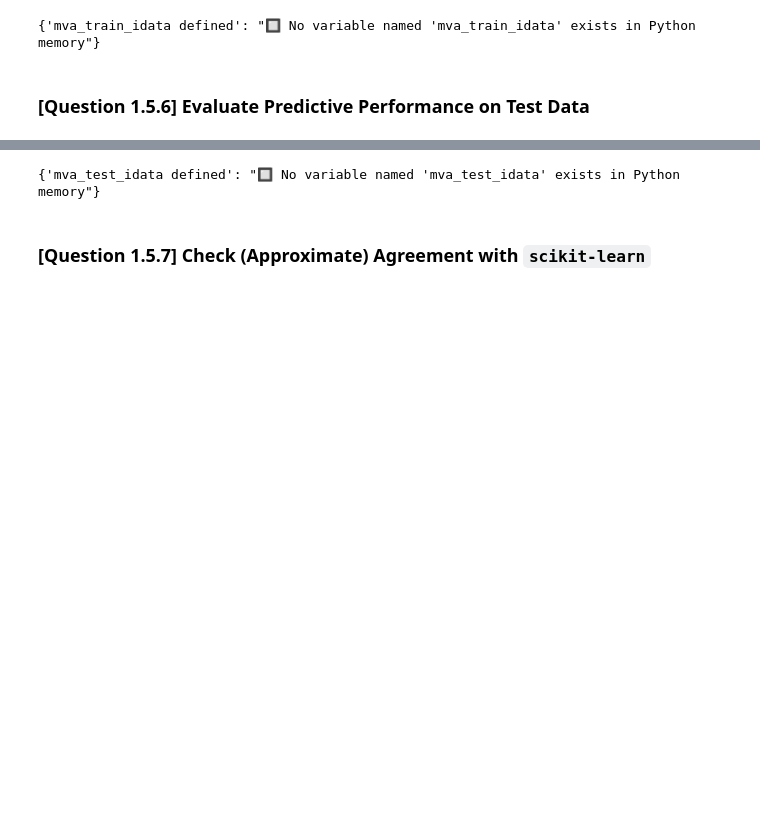
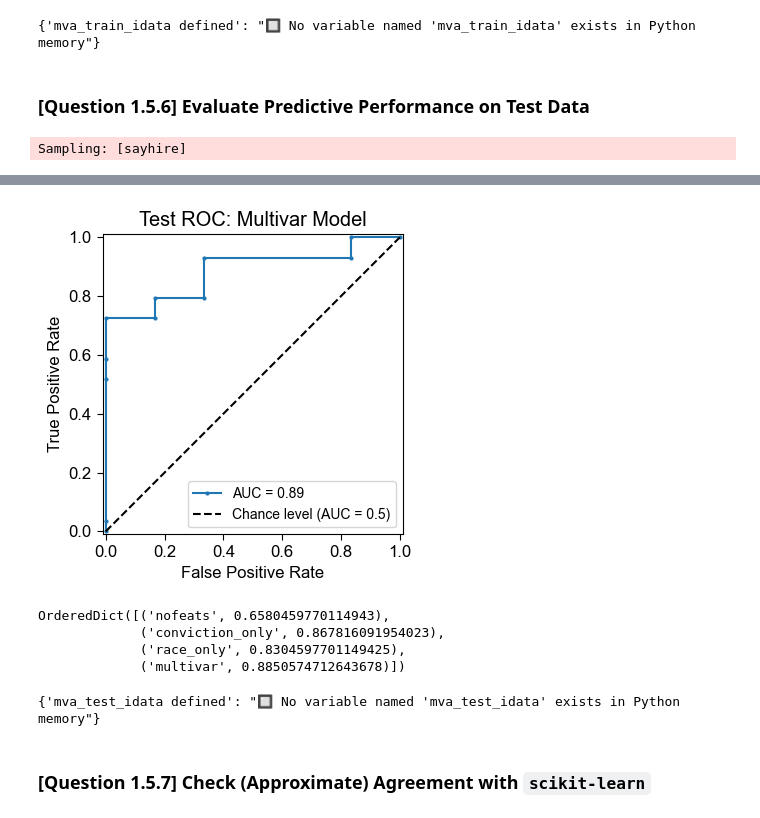
Before and after one commit to mw1296/dsan5650_social_causal_inference, a Jupyter notebook: homework/DSAN5650_HW3.ipynb, the cells around one changed output, grey strips where cells are left out. Cells and saved outputs as stored; diff of their text form; code cells hidden in the pictures; blank space fills up the shorter version.

```diff
--- a/homework/DSAN5650_HW3.ipynb
+++ b/homework/DSAN5650_HW3.ipynb
@@ -1328,16 +1300,24 @@ q1_5_5_public_tests
 # %%
 # @title Q1.5.6-response
 mva_test_coords = {
-    'i': X_test.index.values
+    'response_id': X_test.index.values
 }
 
 # Your code here: Update data in mva_model to be test data, then re-estimate
 # posterior predictive distributions
+with mva_model:
+    pm.set_data({'race_obs': X_test['race'],
+                 'con_obs': X_test['con'],
+                 'sayhire_obs': y_test}, coords=mva_test_coords)
+with mva_model:
+    mva_test_idata = pm.sample_posterior_predictive(mva_idata, random_seed=5650)
 
 # Provided code step 1: Compute posterior predictive means
-mva_test_meanhired = mva_test_idata.posterior_predictive['hired'].mean(dim=['chain','draw'])
+mva_test_meanhired = mva_test_idata.posterior_predictive['sayhire'].mean(dim=['chain','draw'])
 # Provided code step 2: Plot test ROC curve
 mva_auc = plot_roc(y_test, mva_test_meanhired, "Test ROC: Multivar Model")
 # Provided code step 3: Store resulting AUC score
 survey_model_aucs['multivar'] = mva_auc
 survey_model_aucs
+# %% [output]
+Sampling: [sayhire]
@@ -1344,3 +1326,8 @@ survey_model_aucs
+[figure, added]
+OrderedDict([('nofeats', 0.6580459770114943),
+             ('conviction_only', 0.867816091954023),
+             ('race_only', 0.8304597701149425),
+             ('multivar', 0.8850574712643678)])
 # %%
 # @title Q1.5.6-public-tests
 q1_5_6_public_tests = {
```
Also changed, not shown: parts of 9 cells of this notebook, 8 other files.
